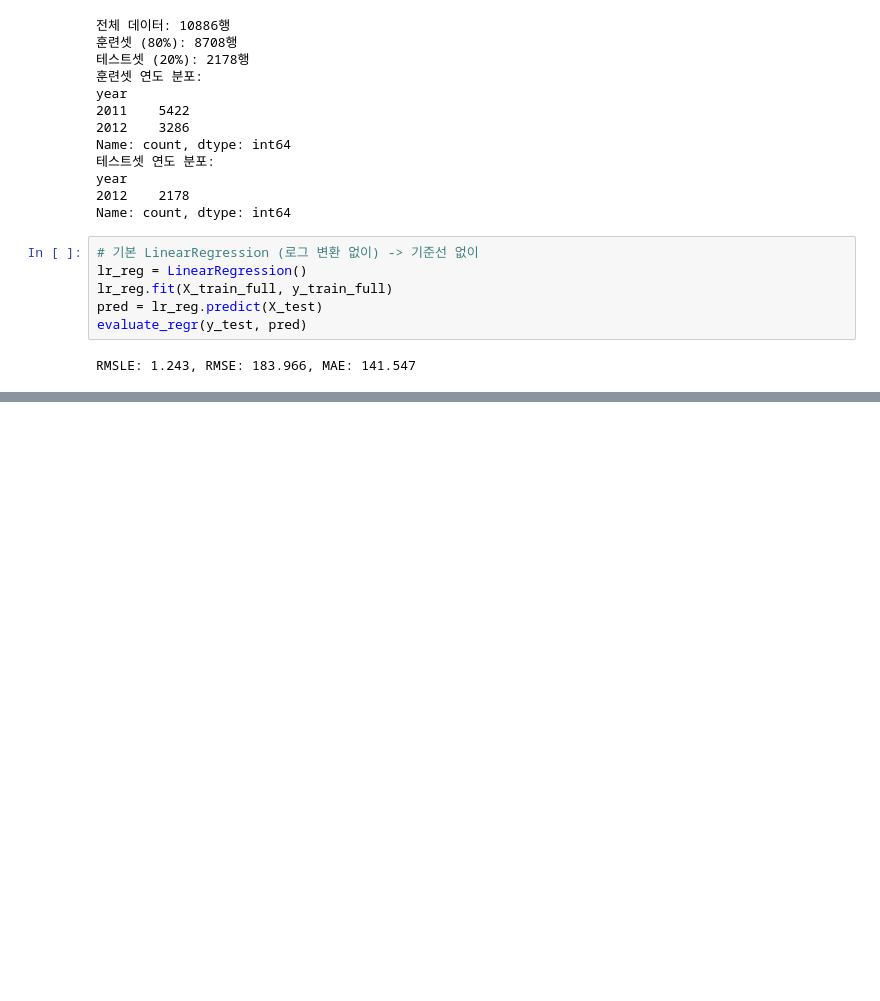
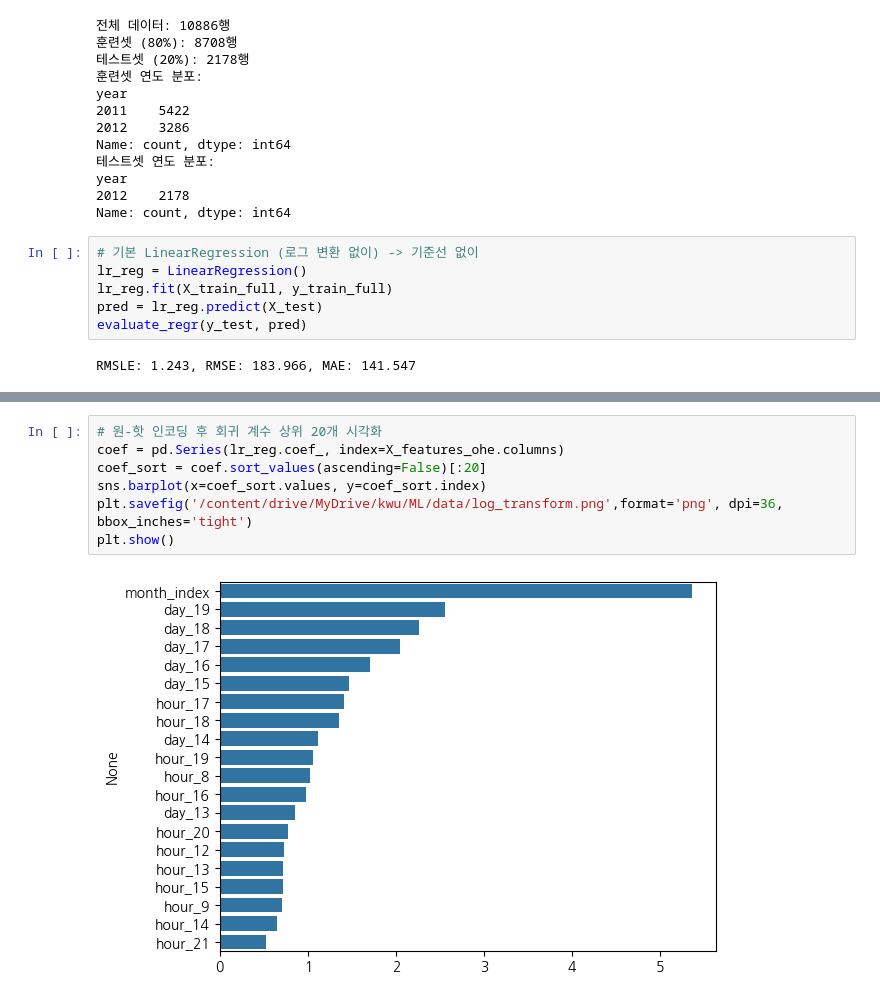
Before and after one commit to hmmnyamminji/python, a Jupyter notebook: Chapter05_03_자전거수요예측실습.ipynb, the cells around one changed output, grey strips where cells are left out. Cells and saved outputs as stored; diff of their text form; blank space fills up the shorter version.

```diff
--- a/Chapter05_03_자전거수요예측실습.ipynb
+++ b/Chapter05_03_자전거수요예측실습.ipynb
@@ -253,0 +451,9 @@ RMSLE: 1.243, RMSE: 183.966, MAE: 141.547
+# %%
+# 원-핫 인코딩 후 회귀 계수 상위 20개 시각화
+coef = pd.Series(lr_reg.coef_, index=X_features_ohe.columns)
+coef_sort = coef.sort_values(ascending=False)[:20]
+sns.barplot(x=coef_sort.values, y=coef_sort.index)
+plt.savefig('/content/drive/MyDrive/kwu/ML/data/log_transform.png',format='png', dpi=36, bbox_inches='tight')
+plt.show()
+# %% [output]
+[figure, added]
```
Also changed, not shown: parts of 9 cells of this notebook.
